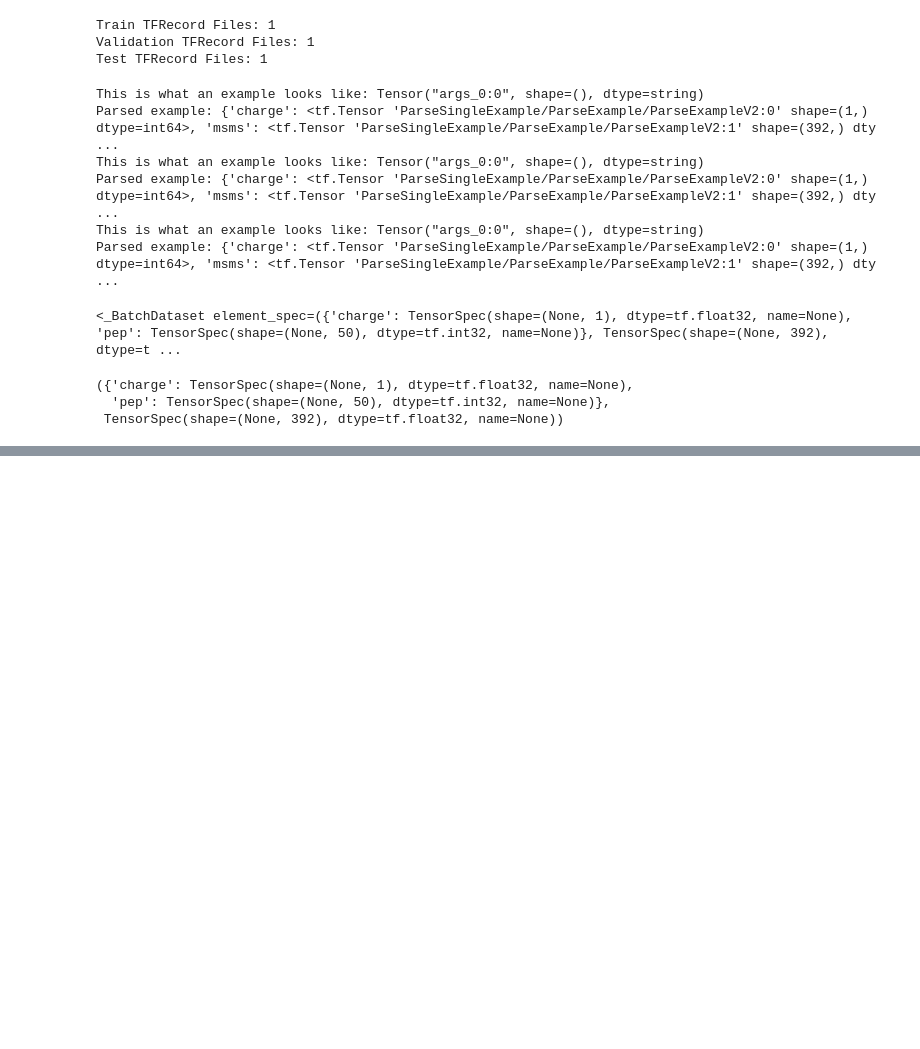
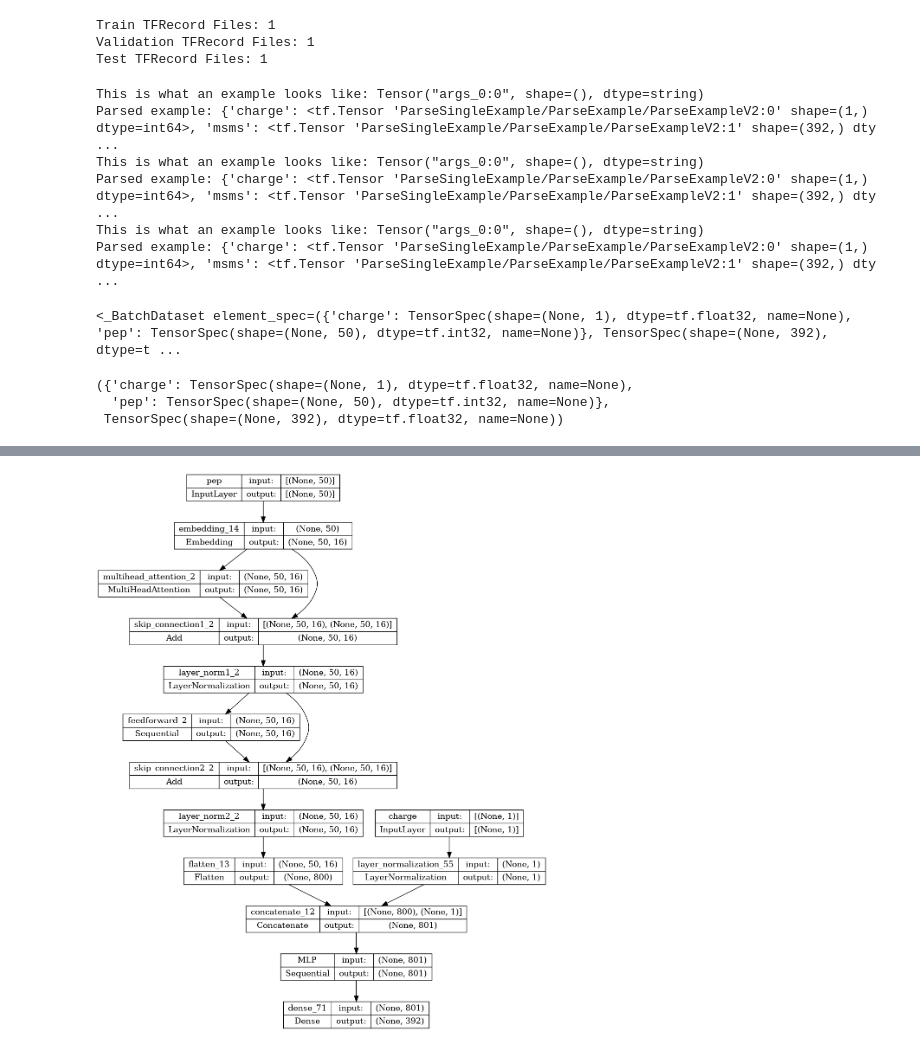
Before and after one commit to aiproteomics/aiproteomics, a Jupyter notebook: tabtransformer_test/apply_tabtransformer.ipynb, the cells around one changed output, grey strips where cells are left out. Cells and saved outputs as stored; diff of their text form; code cells hidden in the pictures; blank space fills up the shorter version.

Commit message:
Fixed tabtransformer

```diff
--- a/tabtransformer_test/apply_tabtransformer.ipynb
+++ b/tabtransformer_test/apply_tabtransformer.ipynb
@@ -464,0 +258,89 @@ InvalidArgumentError
+# %%
+def create_tabtransformer_classifier(
+    num_transformer_blocks,
+    num_heads,
+    embedding_dims,
+    mlp_hidden_units_factors,
+    dropout_rate,
+    output_shape
+):
+    # Create model inputs.
+    inputs = create_model_inputs()
+    # encode features.
+    charge_feature, pep_embedding = encode_inputs(inputs, embedding_dims)
+
+
+    # Tutorial does column embedding for multiple categorical features,
+    # but we only have one categorical feature so I'm skipping that
+    # Add column embedding to categorical feature embeddings.
+
+    # Create multiple layers of the Transformer block.
+    for block_idx in range(num_transformer_blocks):
+        # Create a multi-head attention layer.
+        attention_output = layers.MultiHeadAttention(
+            num_heads=num_heads,
+            key_dim=embedding_dims,
+            dropout=dropout_rate,
+            name=f"multihead_attention_{block_idx}",
+        )(pep_embedding, pep_embedding)
+        # Skip connection 1.
+        x = layers.Add(name=f"skip_connection1_{block_idx}")(
+            [attention_output, pep_embedding]
+        )
+        # Layer normalization 1.
+        x = layers.LayerNormalization(name=f"layer_norm1_{block_idx}", epsilon=1e-6)(x)
+        # Feedforward.
+        feedforward_output = create_mlp(
+            hidden_units=[embedding_dims],
+            dropout_rate=dropout_rate,
+            activation=keras.activations.gelu,
+            normalization_layer=partial(
+                layers.LayerNormalization, epsilon=1e-6
+            ),  # using partial to provide keyword arguments before initialization
+            name=f"feedforward_{block_idx}",
+        )(x)
+        # Skip connection 2.
+        x = layers.Add(name=f"skip_connection2_{block_idx}")([feedforward_output, x])
+        # Layer normalization 2.
+        pep_features = layers.LayerNormalization(
+            name=f"layer_norm2_{block_idx}", epsilon=1e-6
+        )(x)
+
+    # Flatten the "contextualized" embeddings of the categorical features.
+    pep_features = layers.Flatten()(pep_features)
+    # Apply layer normalization to the numerical features.
+    charge_feature = layers.LayerNormalization(epsilon=1e-6)(charge_feature)
+
+    # Prepare the input for the final MLP block.
+    features = layers.concatenate([pep_features, charge_feature])
+
+    # Compute MLP hidden_units.
+    mlp_hidden_units = [
+        factor * features.shape[-1] for factor in mlp_hidden_units_factors
+    ]
+    # Create final MLP.
+    features = create_mlp(
+        hidden_units=mlp_hidden_units,
+        dropout_rate=dropout_rate,
+        activation=keras.activations.selu,
+        normalization_layer=layers.BatchNormalization,
+        name="MLP",
+    )(features)
+
+    outputs = layers.Dense(units=output_shape)(features)
+    model = keras.Model(inputs=inputs, outputs=outputs, name="tabtransformer")
+    return model
+
+
+tabtransformer_model = create_tabtransformer_classifier(
+    num_transformer_blocks=NUM_TRANSFORMER_BLOCKS,
+    num_heads=NUM_HEADS,
+    embedding_dims=EMBEDDING_DIMS,
+    mlp_hidden_units_factors=MLP_HIDDEN_UNITS_FACTORS,
+    dropout_rate=DROPOUT_RATE,
+    output_shape=OUTPUT_SHAPE
+)
+
+print("Total model weights:", tabtransformer_model.count_params())
+keras.utils.plot_model(tabtransformer_model, show_shapes=True, rankdir="TB")
+# %% [output]
@@ -464,0 +348 @@ InvalidArgumentError
+[figure, added]
```
Also changed, not shown: parts of 16 cells of this notebook, 3 other files.
